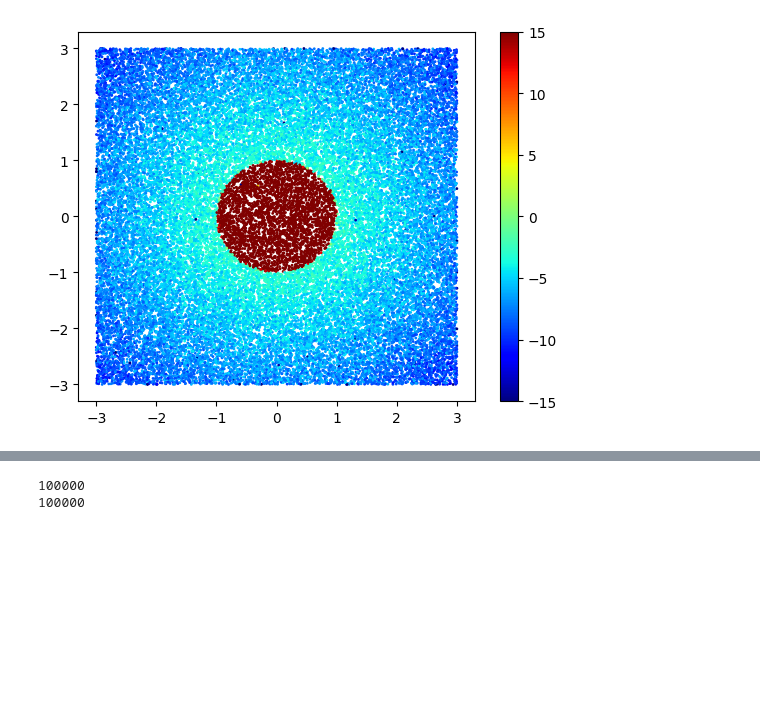
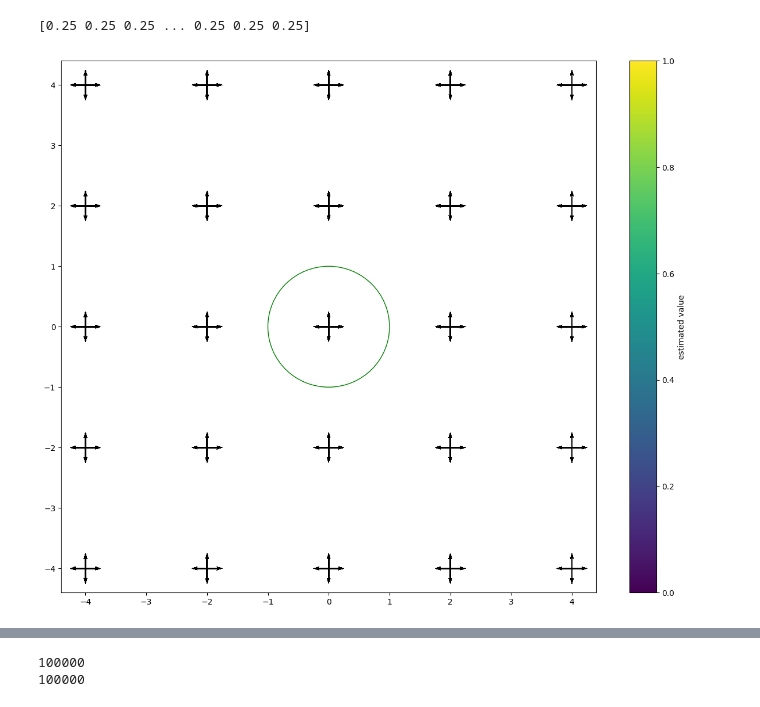
Before and after one commit to arjun-prakash/stackelberg-reach-avoid, a Jupyter notebook: gym_examples/src/double_dubin.ipynb, the cells around one changed output, grey strips where cells are left out. Saved outputs shown, nothing was run; the diff lists cells and outputs as text; code cells hidden in the pictures; blank space fills up the shorter version.

```diff
--- a/gym_examples/src/double_dubin.ipynb
+++ b/gym_examples/src/double_dubin.ipynb
@@ -56,12 +119,44 @@ array([[-4.5710519e-02, -8.2336940e-02,  1.1529697e+00,  2.6362002e+00,
-# %%
-import matplotlib
-%matplotlib inline
-import matplotlib.pyplot as plt
-
-# Plot...
-plt.scatter(X[:,0], X[:,1], c=y, s=1) # s is a size of marker
-plt.jet()
-plt.colorbar()
-plt.show()
-# %% [output]
-[figure, removed]
+# %%
+def plot_surface(X_in,env, file_name=None, y_pred=None, ys=None):
+    %matplotlib inline
+
+    plt.rcParams['figure.figsize'] = [15, 12]
+
+    # Plot...
+    plt.scatter(X_in[:,0], X_in[:,1], s=1) # s is a size of marker
+    plt.colorbar(label='estimated value')
+    goal = plt.Circle((env.goal_position[0], env.goal_position[1]), env.min_distance_to_goal, color='g', fill=False)
+
+    # draw obstacle
+    plt.gca().add_artist(goal)
+
+
+    arrow_len = env.v_max
+    # Calculate arrow components
+    arrow_dx = arrow_len * np.cos(X_in[:,2])
+    arrow_dy = arrow_len * np.sin(X_in[:,2])
+    print(arrow_dx)
+
+    if y_pred:
+        arrow_colors = cm.jet((y_pred-np.min(y_pred))/(np.max(y_pred)-np.min(y_pred)))
+    elif len(ys)>0:
+        arrow_colors = cm.get_cmap('jet', 3)(ys+1)
+
+    else:
+        arrow_colors = 'k'
+
+
+    plt.quiver(X_in[:,0], X_in[:,1], arrow_dx, arrow_dy, angles='xy', scale_units='xy', scale=1, width=0.002, color=arrow_colors)
+
+
+    #plt.jet()
+    #plt.show()
+    if file_name:
+        plt.savefig(file_name)
+    #plt.show()
+# %%
+X_attacker = np.array([x['attacker'] for x in X])
+plot_surface(X_attacker, env, None, [], [])
+# %% [output]
+[0.25 0.25 0.25 ... 0.25 0.25 0.25]
+[figure, added]
```
Also changed, not shown: parts of 14 cells of this notebook, 5 other files.
